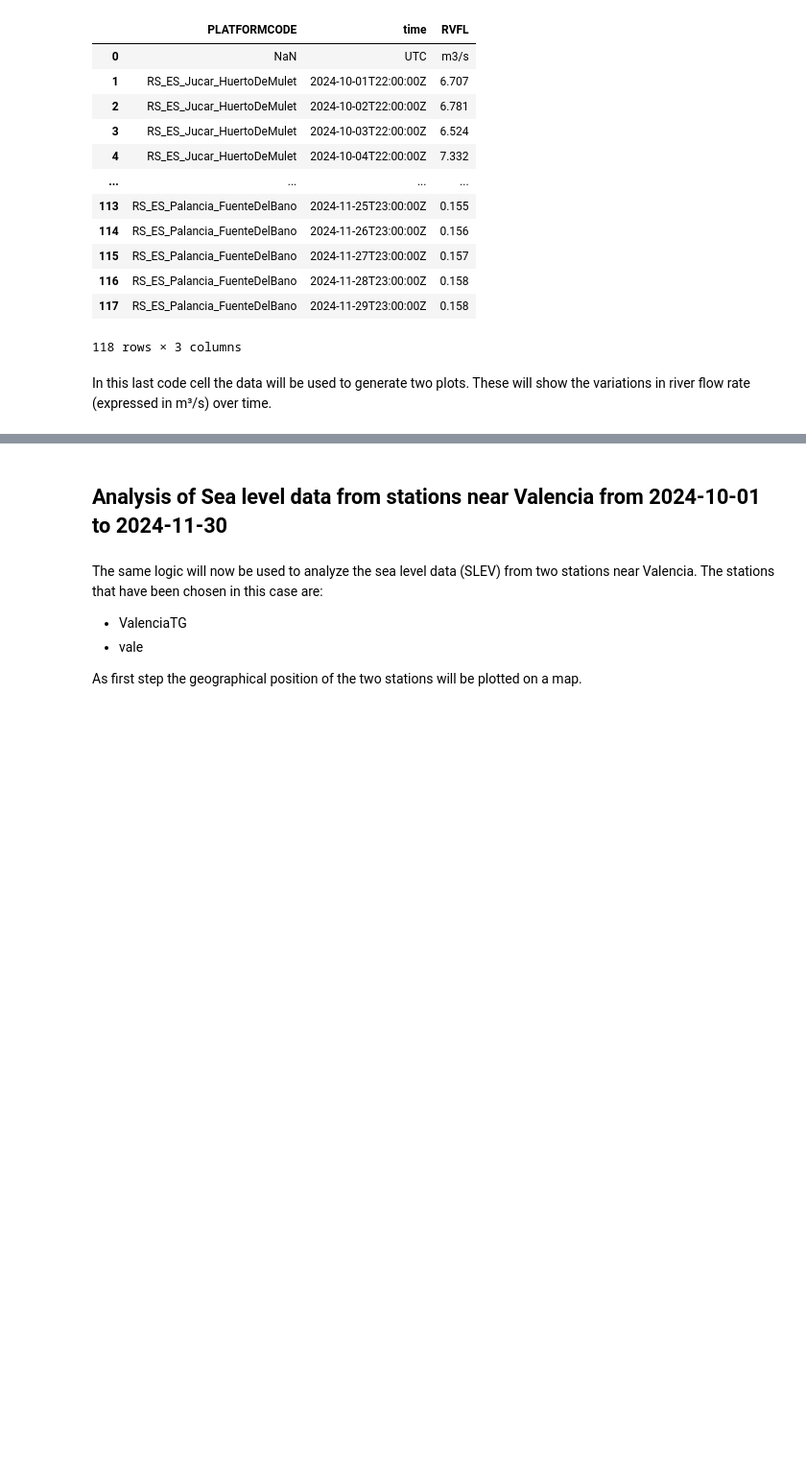
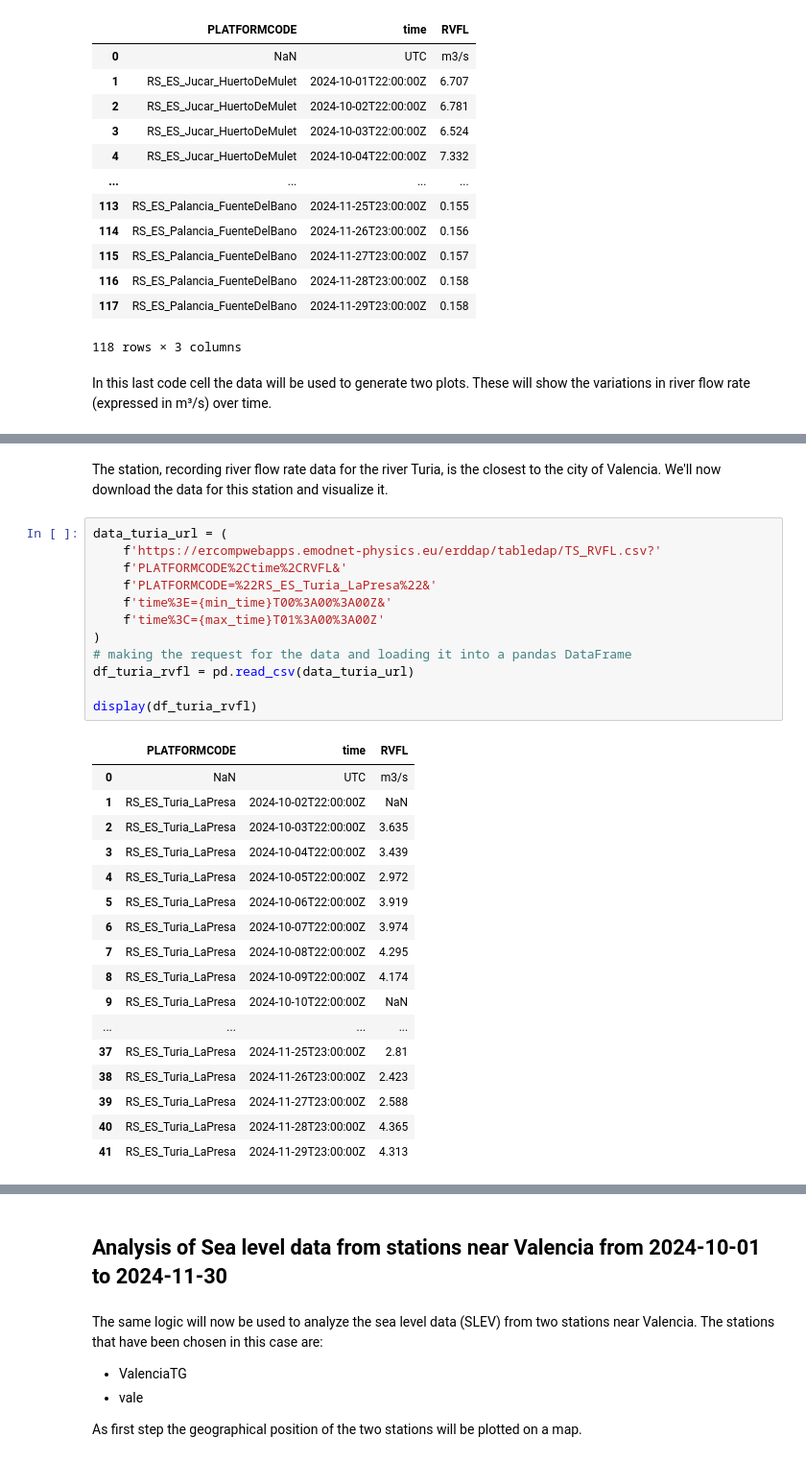
Before and after one commit to EMODnet-Physics/EMODnet-Physics-UN-Decade-Webinar, a Jupyter notebook: jupyter-notebook/Emodnet_Physics_UN_Decade_webinar.ipynb, the cells around one changed output, grey strips where cells are left out. Shown at 96% size. Drawn from its saved outputs; the diff is of its cells as text; blank space fills up the shorter version.

```diff
--- a/jupyter-notebook/Emodnet_Physics_UN_Decade_webinar.ipynb
+++ b/jupyter-notebook/Emodnet_Physics_UN_Decade_webinar.ipynb
@@ -119,0 +145,32 @@ for platform_code, df in platformcode_groups.items():
+# %% [markdown]
+The station, recording river flow rate data for the river Turia, is the closest to the city of Valencia. We'll now download the data for this station and visualize it.
+# %%
+data_turia_url = (
+    f'https://ercompwebapps.emodnet-physics.eu/erddap/tabledap/TS_RVFL.csv?'
+    f'PLATFORMCODE%2Ctime%2CRVFL&'
+    f'PLATFORMCODE=%22RS_ES_Turia_LaPresa%22&'
+    f'time%3E={min_time}T00%3A00%3A00Z&'
+    f'time%3C={max_time}T01%3A00%3A00Z'
+)
+# making the request for the data and loading it into a pandas DataFrame
+df_turia_rvfl = pd.read_csv(data_turia_url)
+
+display(df_turia_rvfl)
+# %% [output]
+|  | PLATFORMCODE | time | RVFL |
+| 0 | NaN | UTC | m3/s |
+| 1 | RS_ES_Turia_LaPresa | 2024-10-02T22:00:00Z | NaN |
+| 2 | RS_ES_Turia_LaPresa | 2024-10-03T22:00:00Z | 3.635 |
+| 3 | RS_ES_Turia_LaPresa | 2024-10-04T22:00:00Z | 3.439 |
+| 4 | RS_ES_Turia_LaPresa | 2024-10-05T22:00:00Z | 2.972 |
+| 5 | RS_ES_Turia_LaPresa | 2024-10-06T22:00:00Z | 3.919 |
+| 6 | RS_ES_Turia_LaPresa | 2024-10-07T22:00:00Z | 3.974 |
+| 7 | RS_ES_Turia_LaPresa | 2024-10-08T22:00:00Z | 4.295 |
+| 8 | RS_ES_Turia_LaPresa | 2024-10-09T22:00:00Z | 4.174 |
+| 9 | RS_ES_Turia_LaPresa | 2024-10-10T22:00:00Z | NaN |
+| ... | ... | ... | ... |
+| 37 | RS_ES_Turia_LaPresa | 2024-11-25T23:00:00Z | 2.81 |
+| 38 | RS_ES_Turia_LaPresa | 2024-11-26T23:00:00Z | 2.423 |
+| 39 | RS_ES_Turia_LaPresa | 2024-11-27T23:00:00Z | 2.588 |
+| 40 | RS_ES_Turia_LaPresa | 2024-11-28T23:00:00Z | 4.365 |
+| 41 | RS_ES_Turia_LaPresa | 2024-11-29T23:00:00Z | 4.313 |
```
Also changed, not shown: parts of 8 cells of this notebook.
